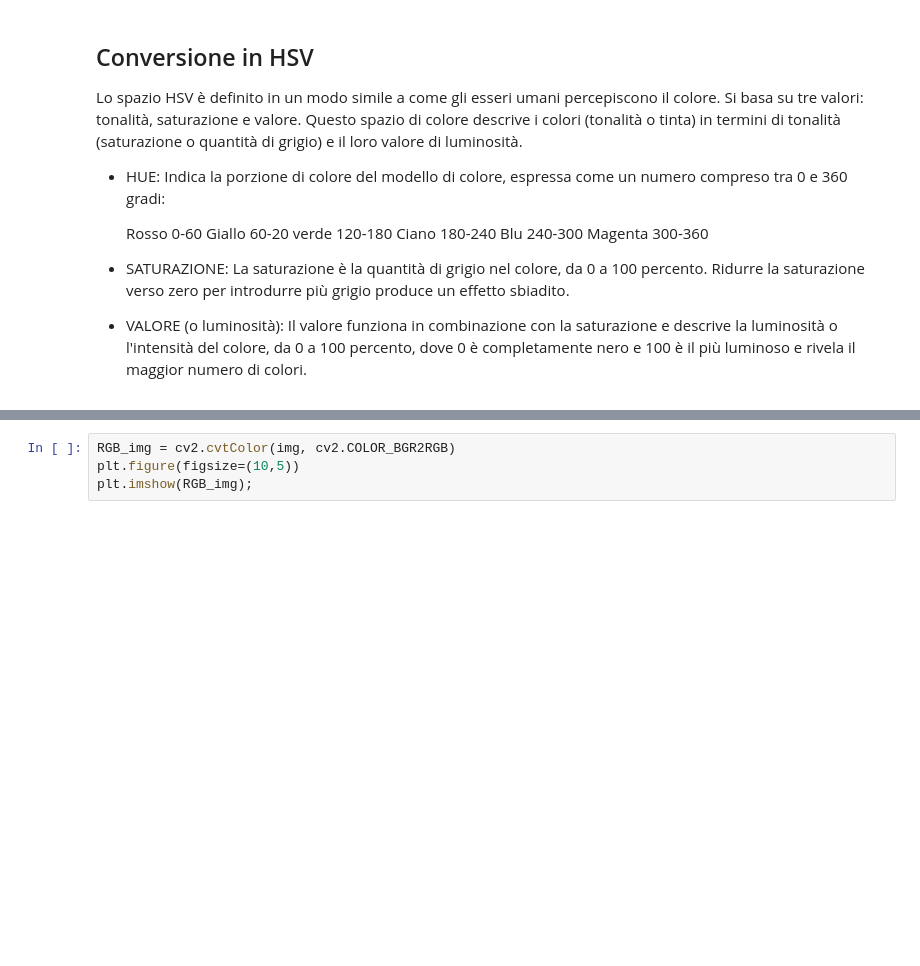
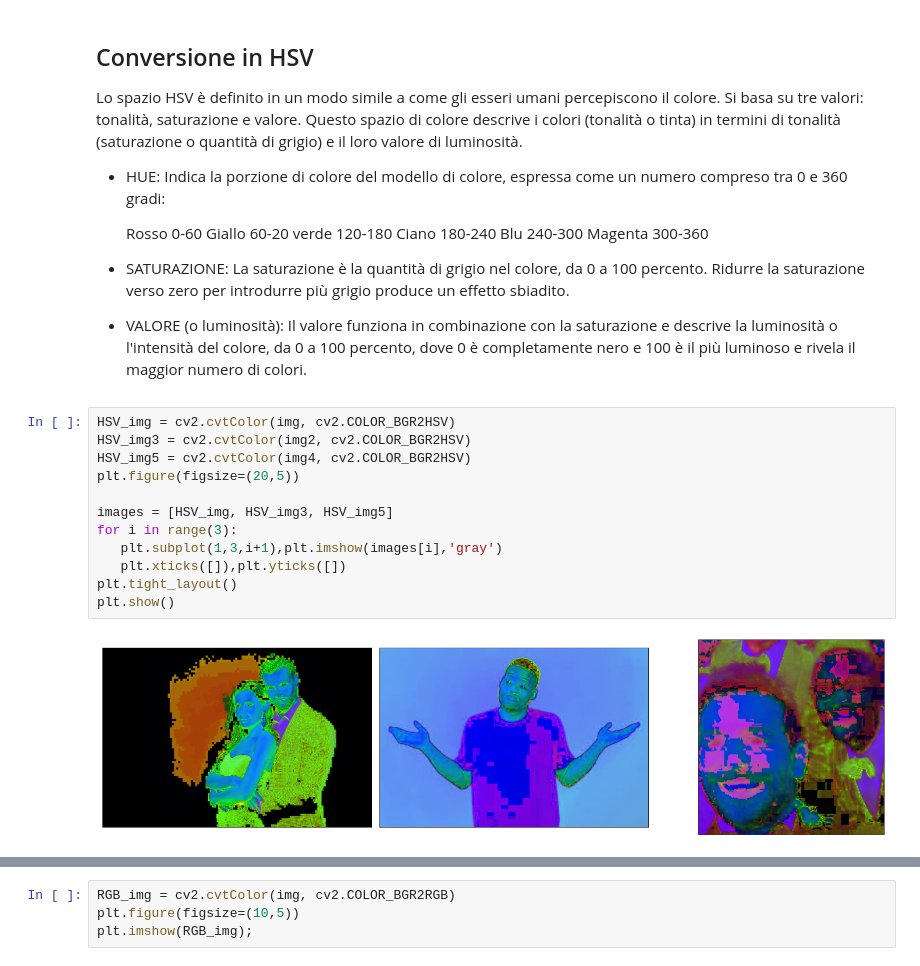
Before and after one commit to Wooler97/Skin-Detection, a Jupyter notebook: SkinDetection.ipynb, the cells around one changed output, grey strips where cells are left out. Cells and saved outputs as stored; diff of their text form; blank space fills up the shorter version.

```diff
--- a/SkinDetection.ipynb
+++ b/SkinDetection.ipynb
@@ -86,3 +109,17 @@ La saturazione è la quantità di grigio nel colore, da 0 a 100 percento. Ridurr
 
 - VALORE (o luminosità):
 Il valore funziona in combinazione con la saturazione e descrive la luminosità o l'intensità del colore, da 0 a 100 percento, dove 0 è completamente nero e 100 è il più luminoso e rivela il maggior numero di colori.
+# %%
+HSV_img = cv2.cvtColor(img, cv2.COLOR_BGR2HSV)
+HSV_img3 = cv2.cvtColor(img2, cv2.COLOR_BGR2HSV)
+HSV_img5 = cv2.cvtColor(img4, cv2.COLOR_BGR2HSV)
+plt.figure(figsize=(20,5))
+
+images = [HSV_img, HSV_img3, HSV_img5]
+for i in range(3):
+   plt.subplot(1,3,i+1),plt.imshow(images[i],'gray')
+   plt.xticks([]),plt.yticks([])
+plt.tight_layout()
+plt.show()
+# %% [output]
+[figure, added]
```
Also changed, not shown: parts of 7 cells of this notebook.
